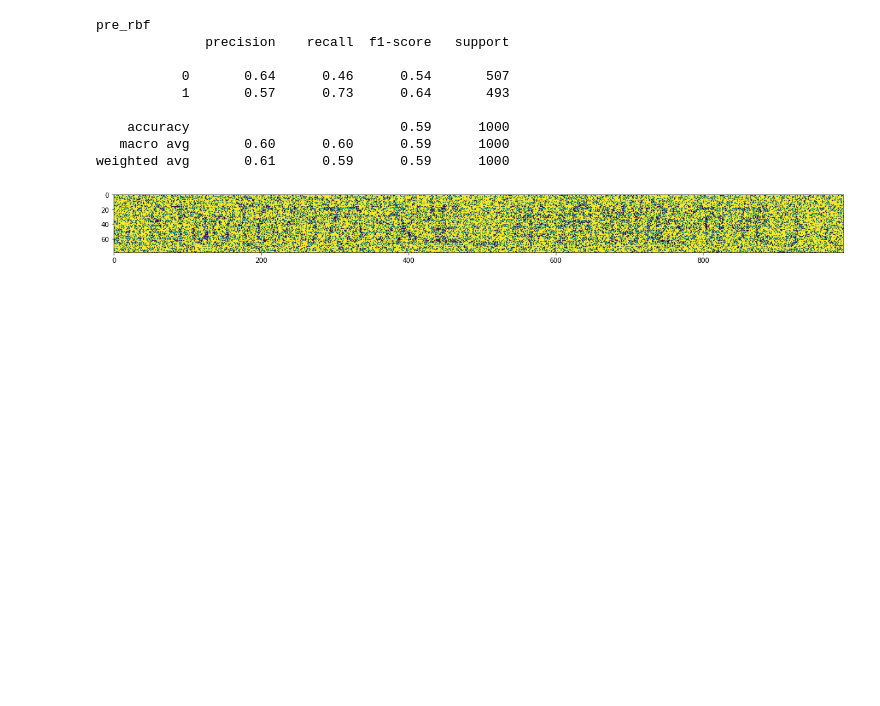
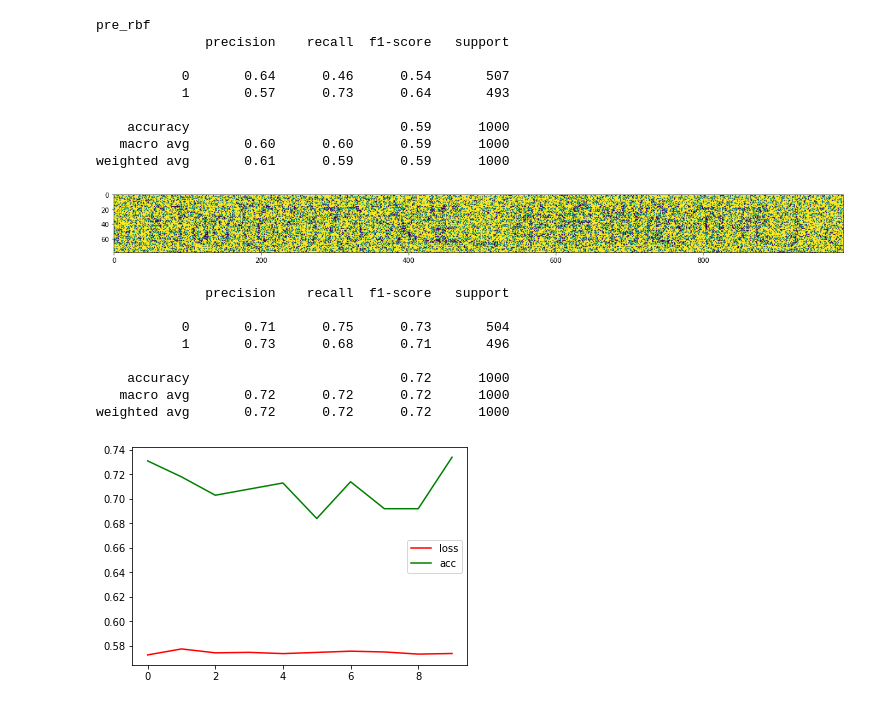
Before and after one commit to yuchouxuan/study, a Jupyter notebook: Untitled.ipynb, the cells around one changed output. Saved outputs shown, nothing was run; the diff lists cells and outputs as text; code cells hidden in the pictures; blank space fills up the shorter version.

```diff
--- a/Untitled.ipynb
+++ b/Untitled.ipynb
@@ -135,29 +136,39 @@ net = Net()# 实例化神经网络
 # %%
 optimizer = optim.Adam(net.parameters(), lr=0.001)  # 据说adam算法比较时髦，且好用
 #optimizer = optim.SGD(net.parameters(), lr=0.01, momentum=0.9)
 criterion = nn.CrossEntropyLoss()# 交叉熵损失函数
 import tqdm.notebook as td
 error=[]
 zql=[]
-for epoch in td.trange(300):
+for epoch in td.trange(10):
     optimizer.zero_grad()  #梯度清零
     y_pred = net(t_x)  #反馈
     loss = criterion(y_pred, t_y) #损失计算
     loss.backward()#
     optimizer.step()
     error.append(loss.item())
 
     y_pred = net(p_x)
     y_pred = torch.argmax(y_pred, dim=1)
     zql.append(float(accuracy_score(p_y, y_pred)))
 import seaborn as sns
 import matplotlib.pyplot as plt
 sns.lineplot(data=error,color='red',label='loss')
 sns.lineplot(data=zql,color='green',label='acc')
-
+from sklearn.metrics import classification_report
 y_pred = net(p_x)
 y_pred = torch.argmax(y_pred, dim=1)
 print(classification_report(p_y, y_pred))
+# %% [output]
+              precision    recall  f1-score   support
+
+           0       0.71      0.75      0.73       504
+           1       0.73      0.68      0.71       496
+
+    accuracy                           0.72      1000
+   macro avg       0.72      0.72      0.72      1000
+weighted avg       0.72      0.72      0.72      1000
+[figure, added]
 # %%
 y_pred = net(q_x)
 y_pred = np.array(torch.argmax(y_pred, dim=1))
```
Also changed, not shown: parts of 3 cells of this notebook.
